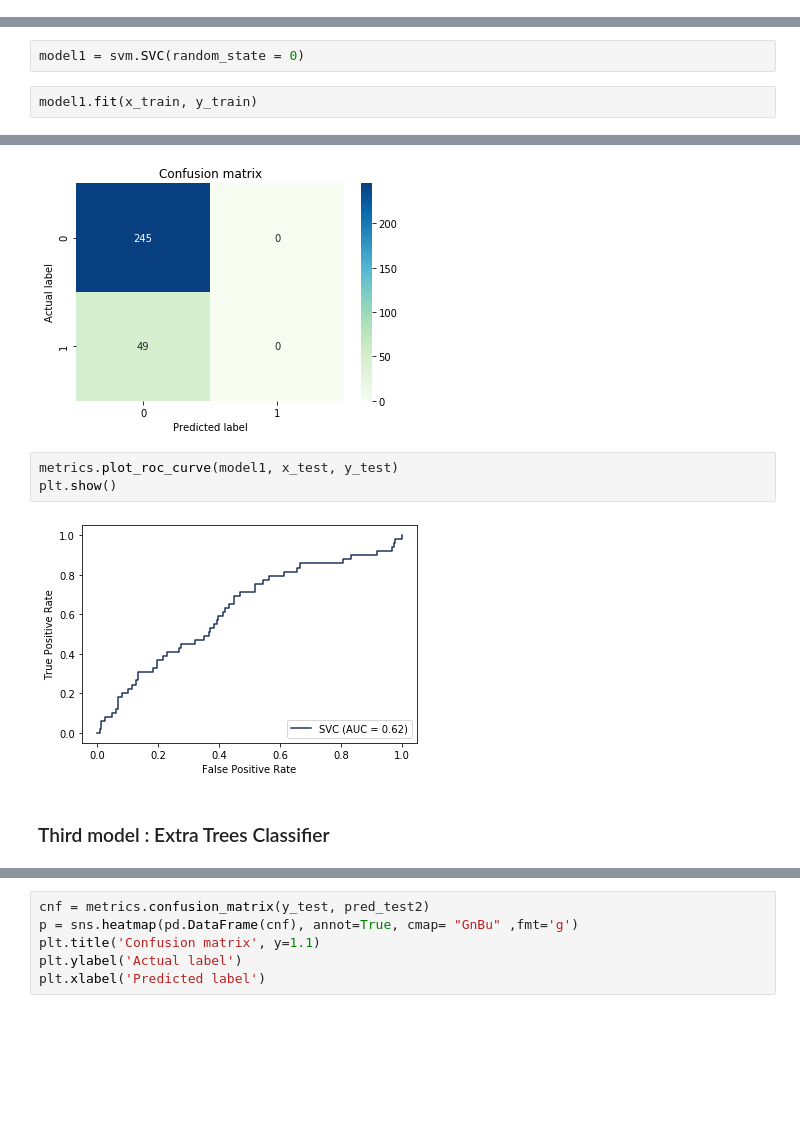
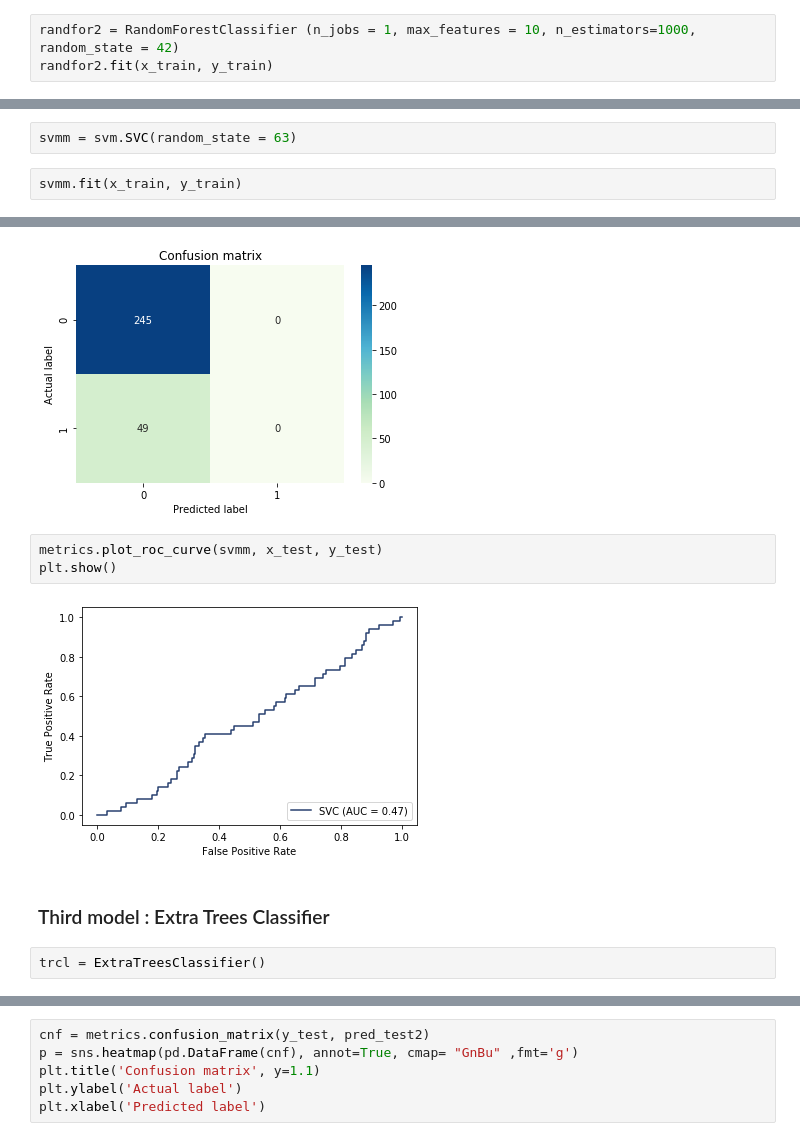
Before and after one commit to yaxenia/Prediction-of-employee-churn, a Jupyter notebook: attrition2.ipynb, the cells around one changed output, grey strips where cells are left out. Saved outputs shown, nothing was run; the diff lists cells and outputs as text; blank space fills up the shorter version.

```diff
--- a/attrition2.ipynb
+++ b/attrition2.ipynb
@@ -754,3 +761,6 @@ pred_test_sm2 = randfor.predict(x_test2)
 metrics.f1_score(y_test2, pred_test_sm2)
 # %% [output]
 0.3568075117370892
+# %%
+randfor2 = RandomForestClassifier (n_jobs = 1, max_features = 10, n_estimators=1000, random_state = 42)
+randfor2.fit(x_train, y_train)
@@ -780,9 +805,9 @@ plt.show()
 # %% [markdown]
 ### Second model: Support Vector Machines
 # %%
-model1 = svm.SVC(random_state = 0)
+svmm = svm.SVC(random_state = 63)
 # %%
-model1.fit(x_train, y_train)
+svmm.fit(x_train, y_train)
 # %% [output]
 SVC(C=1.0, break_ties=False, cache_size=200, class_weight=None, coef0=0.0,
     decision_function_shape='ovr', degree=3, gamma='scale', kernel='rbf',
@@ -823,9 +858,11 @@ plt.xlabel('Predicted label')
 Text(0.5, 15.0, 'Predicted label')
 [figure]
 # %%
-metrics.plot_roc_curve(model1, x_test, y_test)
+metrics.plot_roc_curve(svmm, x_test, y_test)
 plt.show()
 # %% [output]
-[figure, old version]
+[figure, new version]
 # %% [markdown]
 ### Third model : Extra Trees Classifier
+# %%
+trcl = ExtraTreesClassifier()
```
Also changed, not shown: parts of 27 cells of this notebook.
